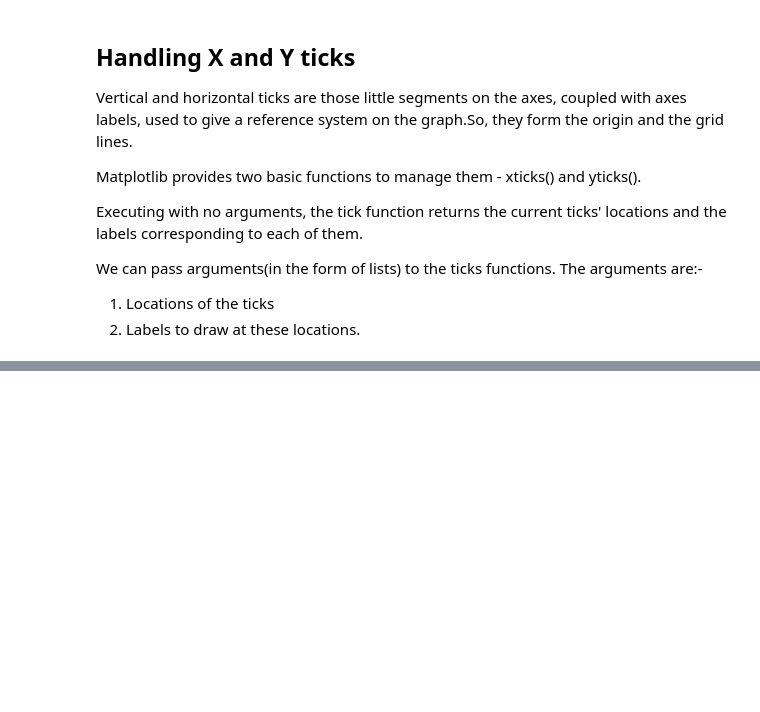
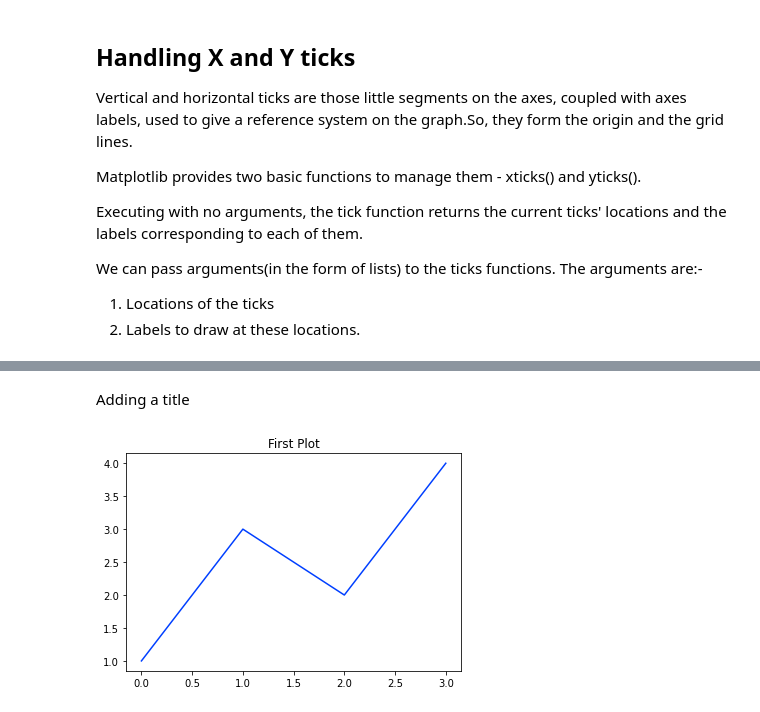
Before and after one commit to Divyat-Agrawal/learning-Data-Science, a Jupyter notebook: Practisce/matplatlib.ipynb, the cells around one changed output, grey strips where cells are left out. Cells and saved outputs as stored; diff of their text form; code cells hidden in the pictures; blank space fills up the shorter version.

```diff
--- a/Practisce/matplatlib.ipynb
+++ b/Practisce/matplatlib.ipynb
@@ -662,0 +680,8 @@ We can pass arguments(in the form of lists) to the ticks functions. The argument
+# %% [markdown]
+Adding a title
+# %%
+plt.plot([1, 3, 2, 4])
+plt.title('First Plot')
+plt.show()
+# %% [output]
+[figure, added]
```
Also changed, not shown: parts of 11 cells of this notebook.
